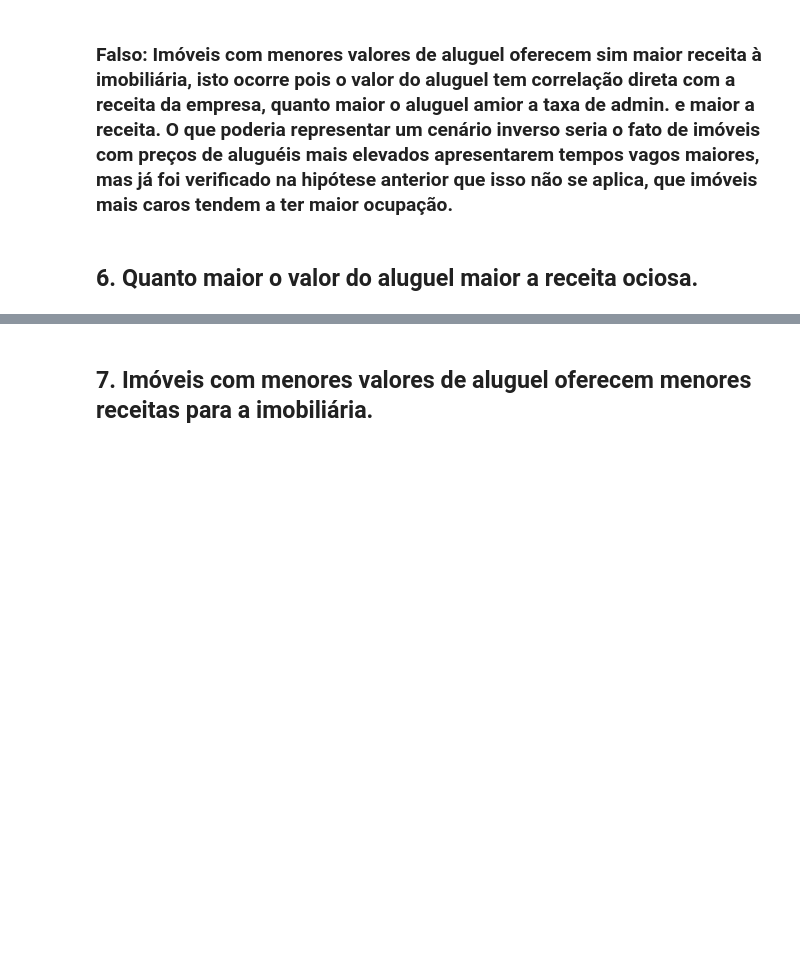
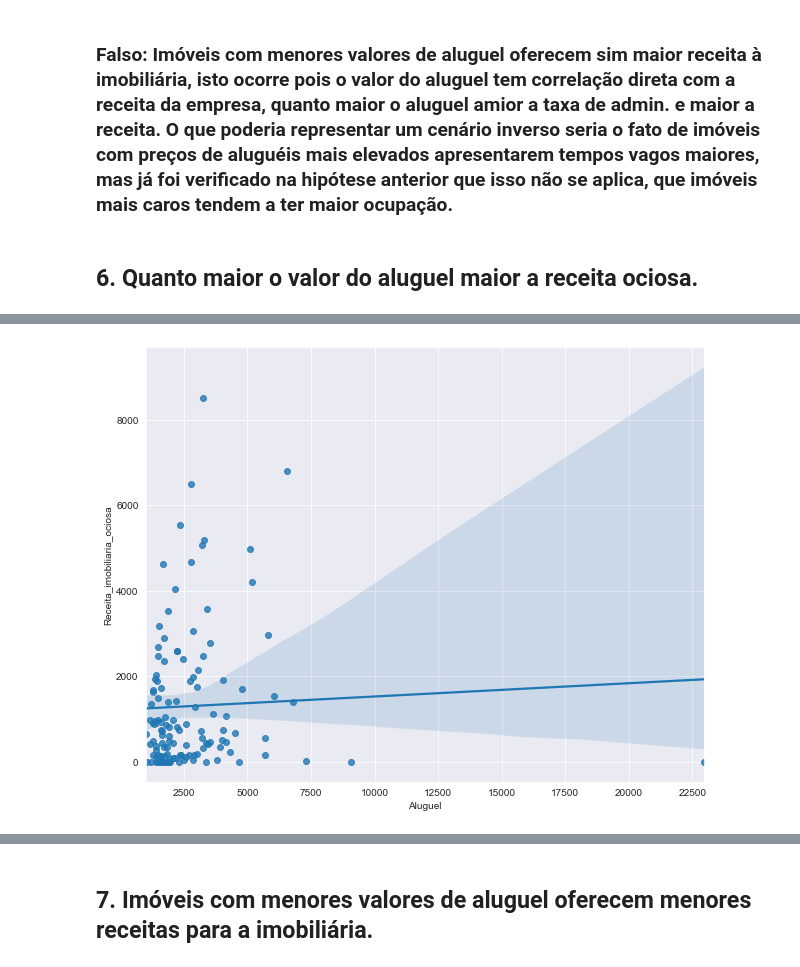
Before and after one commit to PedroSouzaDS/Projeto_Business_Intelligence_Completo-Imobili-ria_New_Offices-, a Jupyter notebook: EDA_New_Offices.ipynb, the cells around one changed output, grey strips where cells are left out. Saved outputs shown, nothing was run; the diff lists cells and outputs as text; code cells hidden in the pictures; blank space fills up the shorter version.

```diff
--- a/EDA_New_Offices.ipynb
+++ b/EDA_New_Offices.ipynb
@@ -386,0 +407,5 @@ sns.regplot(x = 'Aluguel', y = 'Receita_imobiliaria', data = aux_3);
+# %%
+plt.figure(figsize = (10,8))
+sns.regplot(x = 'Aluguel', y = 'Receita_imobiliaria_ociosa', data = aux_4);
+# %% [output]
+[figure, added]
```
Also changed, not shown: parts of 18 cells of this notebook.
